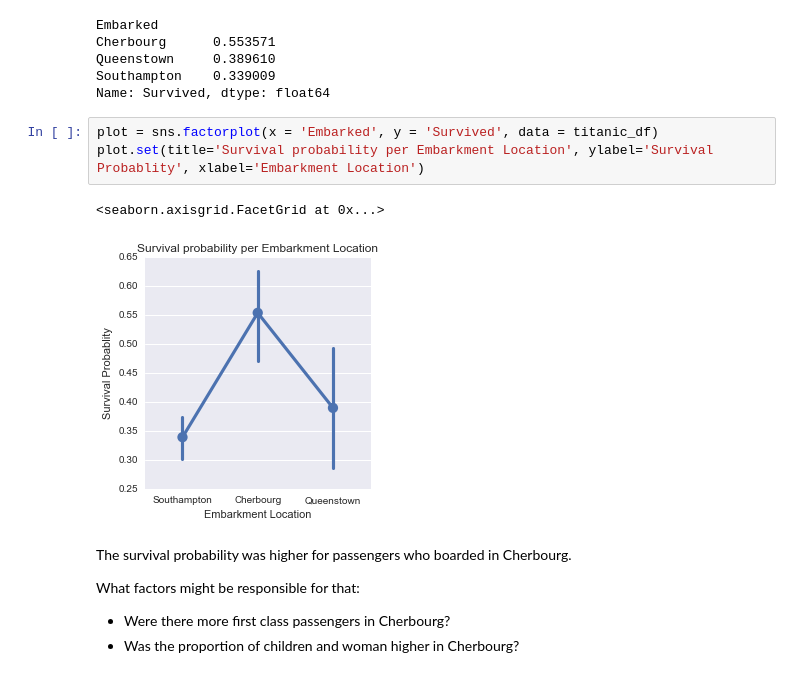
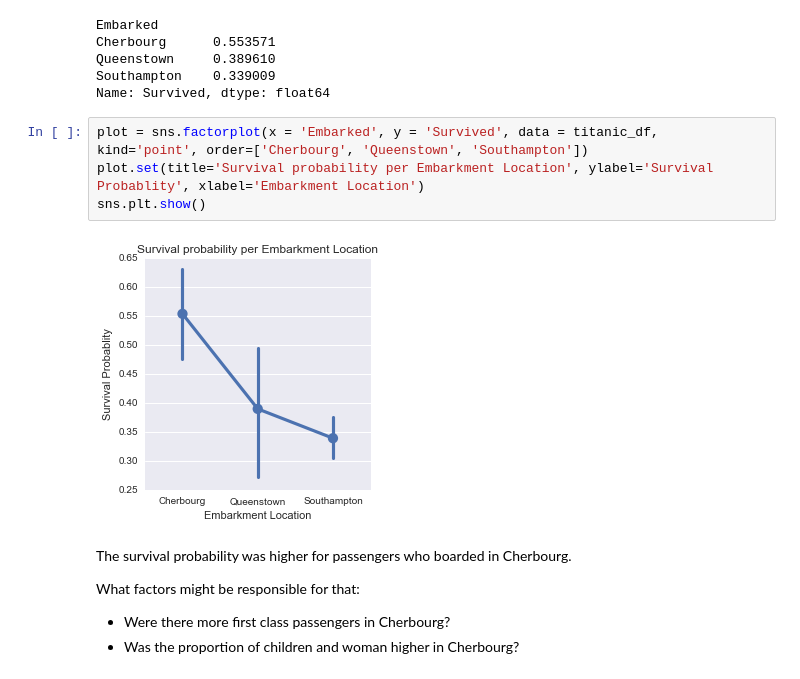
Before and after one commit to jenslaufer/data-analyst-nanodegree, a Jupyter notebook: p2/Assignment/Titanic Data.ipynb, the cells around one changed output. Drawn from its saved outputs; the diff is of its cells as text.

```diff
--- a/p2/Assignment/Titanic Data.ipynb
+++ b/p2/Assignment/Titanic Data.ipynb
@@ -548,11 +532,11 @@ Queenstown     0.389610
 Southampton    0.339009
 Name: Survived, dtype: float64
 # %%
-plot = sns.factorplot(x = 'Embarked', y = 'Survived', data = titanic_df)
+plot = sns.factorplot(x = 'Embarked', y = 'Survived', data = titanic_df, kind='point', order=['Cherbourg', 'Queenstown', 'Southampton'])
 plot.set(title='Survival probability per Embarkment Location', ylabel='Survival Probablity', xlabel='Embarkment Location')
+sns.plt.show()
 # %% [output]
-<seaborn.axisgrid.FacetGrid at 0x...>
-[figure, old version]
+[figure, new version]
 # %% [markdown]
 The survival probability was higher for passengers who boarded in Cherbourg.
 
```
Also changed, not shown: parts of 16 cells of this notebook.
